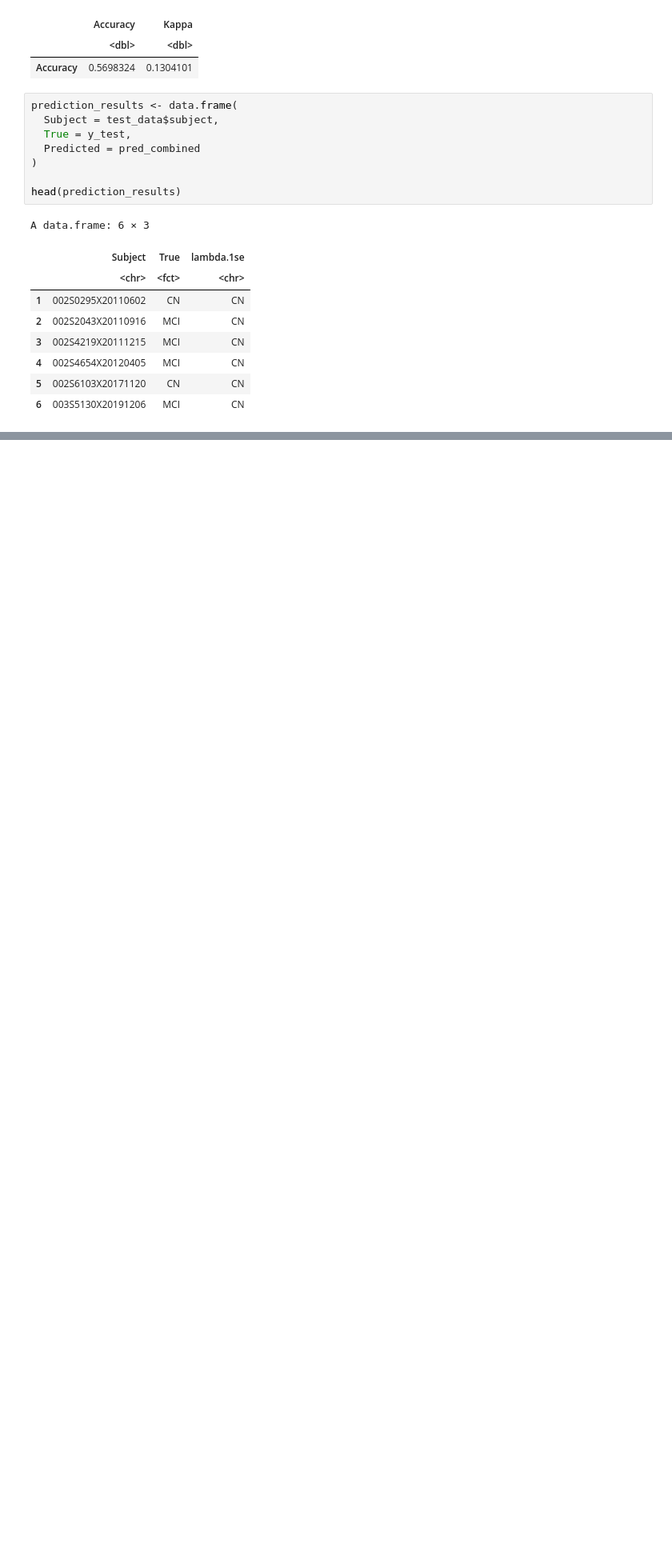
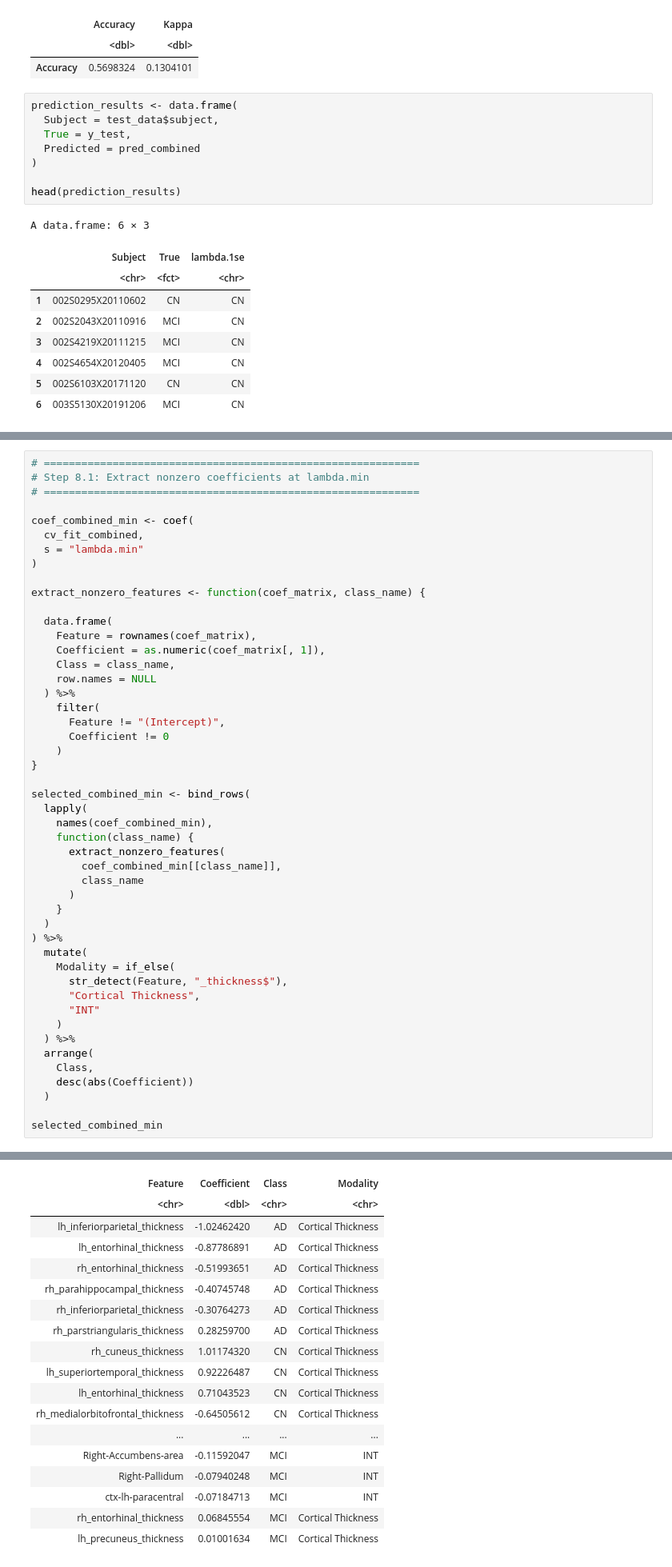
Before and after one commit to ACastellana0629/AD_onboarding, a Jupyter notebook: R_analysis/04_Combined_Thickness_INT_Model.ipynb, the cells around one changed output, grey strips where cells are left out. Shown at 80% size. Cells and saved outputs as stored; diff of their text form; blank space fills up the shorter version.

```diff
--- a/R_analysis/04_Combined_Thickness_INT_Model.ipynb
+++ b/R_analysis/04_Combined_Thickness_INT_Model.ipynb
@@ -743,0 +767,49 @@ This suggests that while regional INT differences exist, the combined prediction
+# %%
+# ============================================================
+# Step 8.1: Extract nonzero coefficients at lambda.min
+# ============================================================
+
+coef_combined_min <- coef(
+  cv_fit_combined,
+  s = "lambda.min"
+)
+
+extract_nonzero_features <- function(coef_matrix, class_name) {
+
+  data.frame(
+    Feature = rownames(coef_matrix),
+    Coefficient = as.numeric(coef_matrix[, 1]),
+    Class = class_name,
+    row.names = NULL
+  ) %>%
+    filter(
+      Feature != "(Intercept)",
+      Coefficient != 0
+    )
+}
+
+selected_combined_min <- bind_rows(
+  lapply(
+    names(coef_combined_min),
+    function(class_name) {
+      extract_nonzero_features(
+        coef_combined_min[[class_name]],
+        class_name
+      )
+    }
+  )
+) %>%
+  mutate(
+    Modality = if_else(
+      str_detect(Feature, "_thickness$"),
+      "Cortical Thickness",
+      "INT"
+    )
+  ) %>%
+  arrange(
+    Class,
+    desc(abs(Coefficient))
+  )
+
+selected_combined_min
+# %% [output]
@@ -743,0 +817,18 @@ This suggests that while regional INT differences exist, the combined prediction
+| Feature | Coefficient | Class | Modality |
+| <chr> | <dbl> | <chr> | <chr> |
+| lh_inferiorparietal_thickness | -1.02462420 | AD | Cortical Thickness |
+| lh_entorhinal_thickness | -0.87786891 | AD | Cortical Thickness |
+| rh_entorhinal_thickness | -0.51993651 | AD | Cortical Thickness |
+| rh_parahippocampal_thickness | -0.40745748 | AD | Cortical Thickness |
+| rh_inferiorparietal_thickness | -0.30764273 | AD | Cortical Thickness |
+| rh_parstriangularis_thickness | 0.28259700 | AD | Cortical Thickness |
+| rh_cuneus_thickness | 1.01174320 | CN | Cortical Thickness |
+| lh_superiortemporal_thickness | 0.92226487 | CN | Cortical Thickness |
+| lh_entorhinal_thickness | 0.71043523 | CN | Cortical Thickness |
+| rh_medialorbitofrontal_thickness | -0.64505612 | CN | Cortical Thickness |
+| ... | ... | ... | ... |
+| Right-Accumbens-area | -0.11592047 | MCI | INT |
+| Right-Pallidum | -0.07940248 | MCI | INT |
+| ctx-lh-paracentral | -0.07184713 | MCI | INT |
+| rh_entorhinal_thickness | 0.06845554 | MCI | Cortical Thickness |
+| lh_precuneus_thickness | 0.01001634 | MCI | Cortical Thickness |
```
Also changed, not shown: parts of 19 cells of this notebook.
